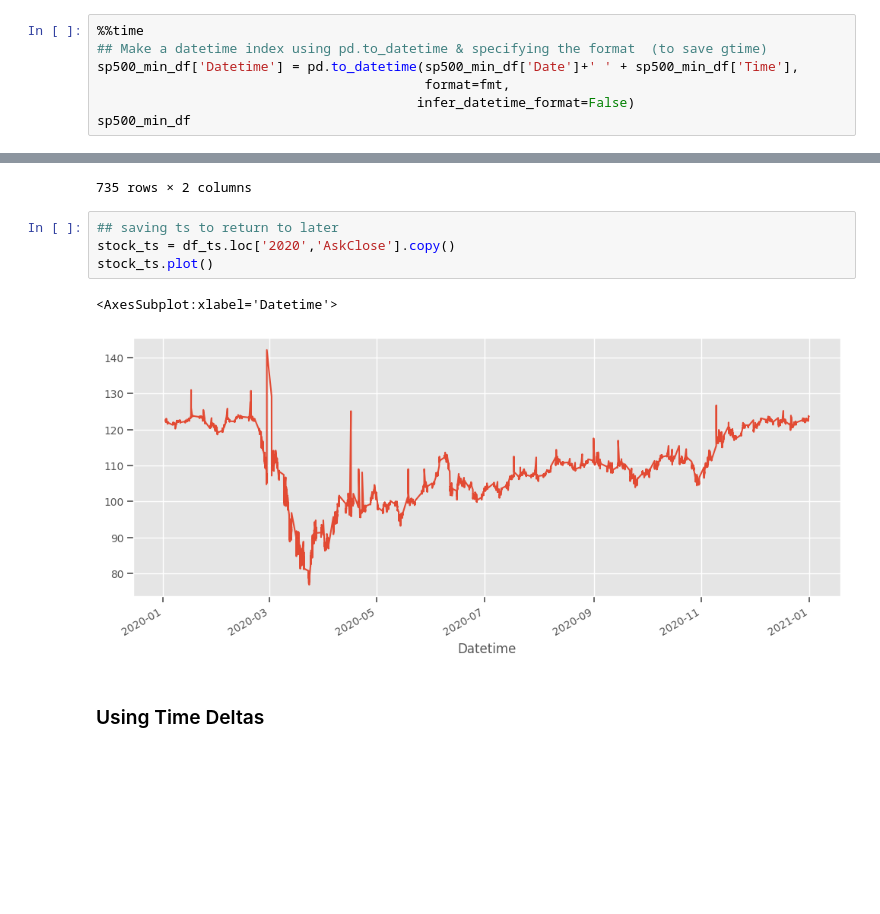
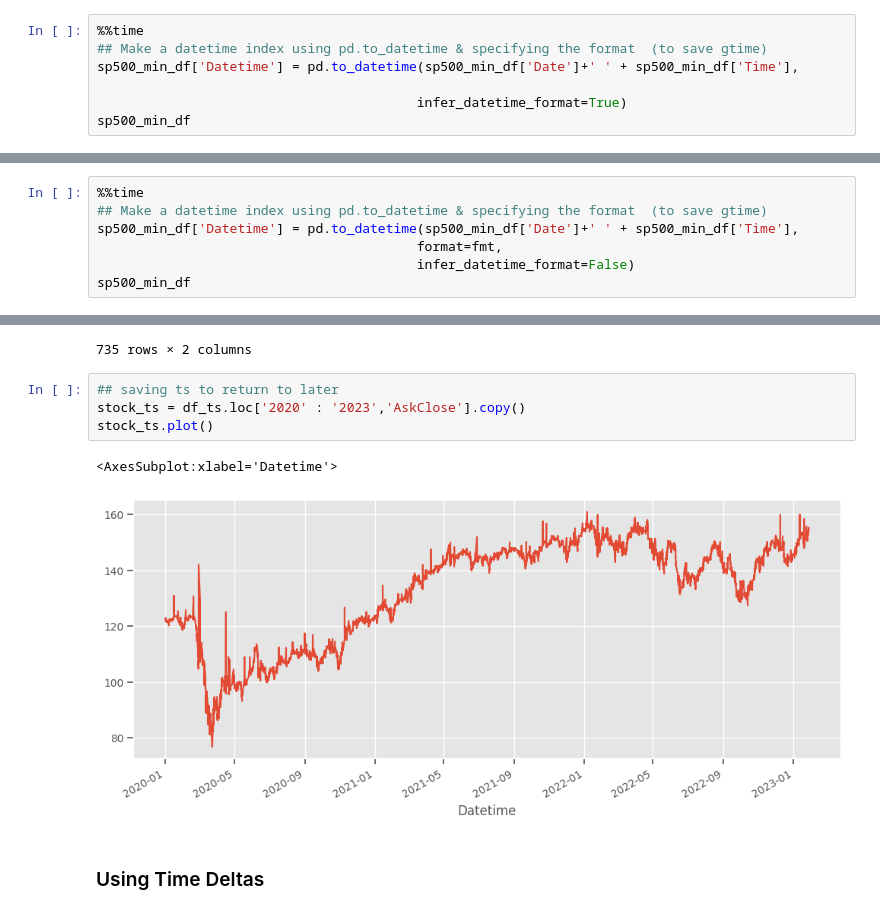
Before and after one commit to erwincarlogonzales/data-viz-time-series-analysis-codealongs, a Jupyter notebook: Wk18-Lecture01-CodeAlong_v2.ipynb, the cells around one changed output, grey strips where cells are left out. Saved outputs shown, nothing was run; the diff lists cells and outputs as text; blank space fills up the shorter version.

```diff
--- a/Wk18-Lecture01-CodeAlong_v2.ipynb
+++ b/Wk18-Lecture01-CodeAlong_v2.ipynb
@@ -261,7 +261,7 @@ today_datetime.strftime(fmt)
 %%time
 ## Make a datetime index using pd.to_datetime & specifying the format  (to save gtime)
 sp500_min_df['Datetime'] = pd.to_datetime(sp500_min_df['Date']+' ' + sp500_min_df['Time'],
-                                          format=fmt,
-                                         infer_datetime_format=False)
+
+                                         infer_datetime_format=True)
 sp500_min_df
 # %% [output]
@@ -280,3 +280,10 @@ Wall time: 998 ms
 | 445760 | 01/27/2023 | 15:59 | 154.47 | 154.49 | 154.41 | 154.47 | 154.48 | 154.50 | 154.44 | 154.50 | 2023-01-27 15:59:00 |
 | 445761 | 01/27/2023 | 16:00 | 154.46 | 154.46 | 154.46 | 154.46 | 154.49 | 154.49 | 154.49 | 154.49 | 2023-01-27 16:00:00 |
 445762 rows × 11 columns
+# %%
+%%time
+## Make a datetime index using pd.to_datetime & specifying the format  (to save gtime)
+sp500_min_df['Datetime'] = pd.to_datetime(sp500_min_df['Date']+' ' + sp500_min_df['Time'],
+                                         format=fmt,
+                                         infer_datetime_format=False)
+sp500_min_df
@@ -638,11 +661,11 @@ sliced_ts
 735 rows × 2 columns
 # %%
 ## saving ts to return to later
-stock_ts = df_ts.loc['2020','AskClose'].copy()
+stock_ts = df_ts.loc['2020' : '2023','AskClose'].copy()
 stock_ts.plot()
 # %% [output]
 <AxesSubplot:xlabel='Datetime'>
-[figure, old version]
+[figure, new version]
 # %% [markdown]
 ### Using Time Deltas
 # %% [markdown]
```
Also changed, not shown: parts of 16 cells of this notebook.
